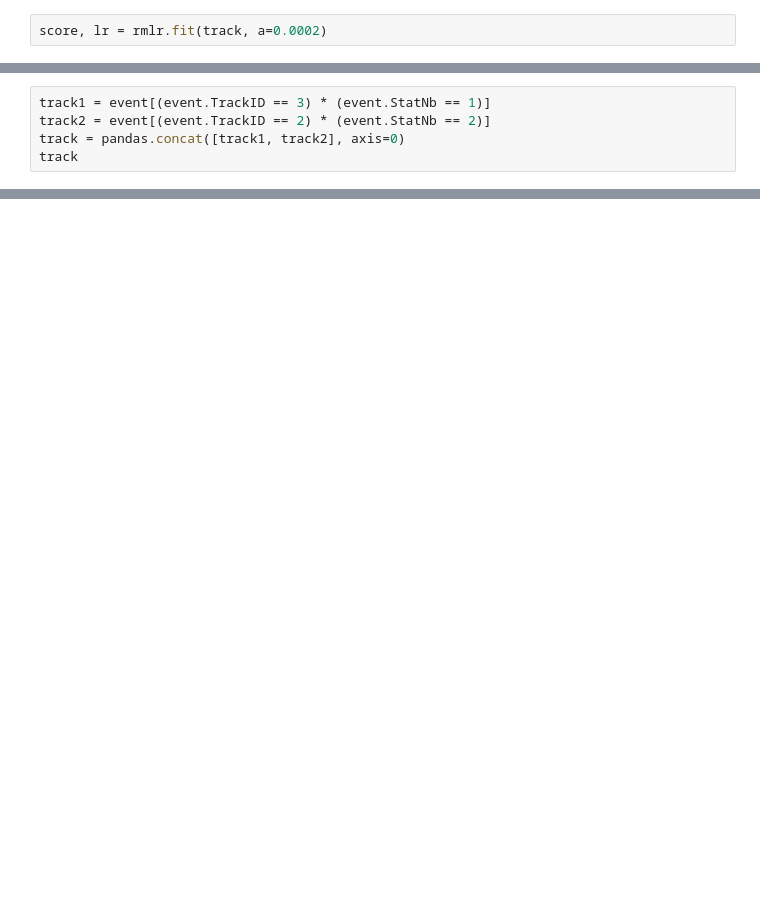
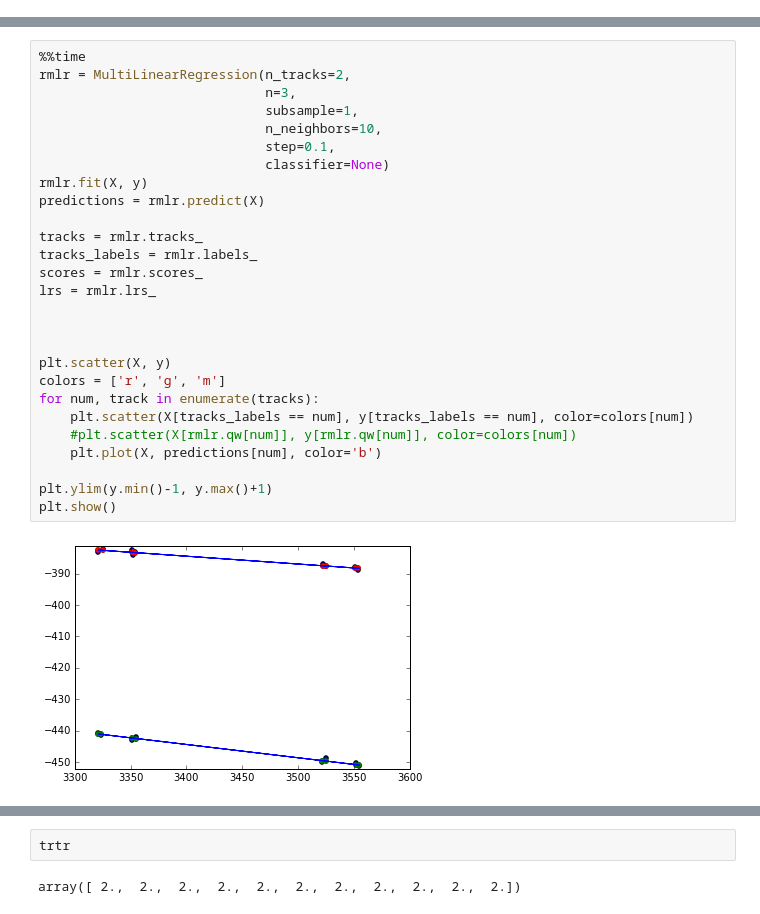
Before and after one commit to yandexdataschool/ship_tracks_recognition, a Jupyter notebook: notebooks/regressors.ipynb, the cells around one changed output, grey strips where cells are left out. Cells and saved outputs as stored; diff of their text form; blank space fills up the shorter version.

```diff
--- a/notebooks/regressors.ipynb
+++ b/notebooks/regressors.ipynb
@@ -181,2 +0,0 @@ track
-# %%
-score, lr = rmlr.fit(track, a=0.0002)
@@ -342,5 +0,0 @@ event
-# %%
-track1 = event[(event.TrackID == 3) * (event.StatNb == 1)]
-track2 = event[(event.TrackID == 2) * (event.StatNb == 2)]
-track = pandas.concat([track1, track2], axis=0)
-track
@@ -464,0 +349,29 @@ plt.show()
+# %%
+%%time
+rmlr = MultiLinearRegression(n_tracks=2,
+                             n=3,
+                             subsample=1,
+                             n_neighbors=10,
+                             step=0.1,
+                             classifier=None)
+rmlr.fit(X, y)
+predictions = rmlr.predict(X)
+
+tracks = rmlr.tracks_
+tracks_labels = rmlr.labels_
+scores = rmlr.scores_
+lrs = rmlr.lrs_
+
+
+
+plt.scatter(X, y)
+colors = ['r', 'g', 'm']
+for num, track in enumerate(tracks):
+    plt.scatter(X[tracks_labels == num], y[tracks_labels == num], color=colors[num])
+    #plt.scatter(X[rmlr.qw[num]], y[rmlr.qw[num]], color=colors[num])
+    plt.plot(X, predictions[num], color='b')
+
+plt.ylim(y.min()-1, y.max()+1)
+plt.show()
+# %% [output]
+[figure, added]
@@ -464,0 +380,4 @@ plt.show()
+# %%
+trtr
+# %% [output]
+array([ 2.,  2.,  2.,  2.,  2.,  2.,  2.,  2.,  2.,  2.,  2.])
```
Also changed, not shown: parts of 77 cells of this notebook, 45 other files.
